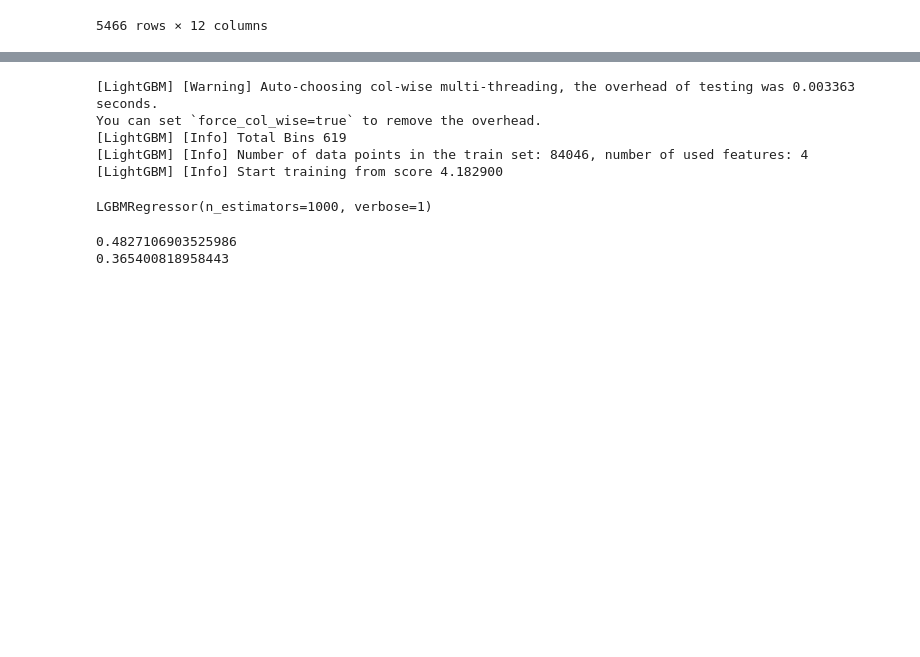
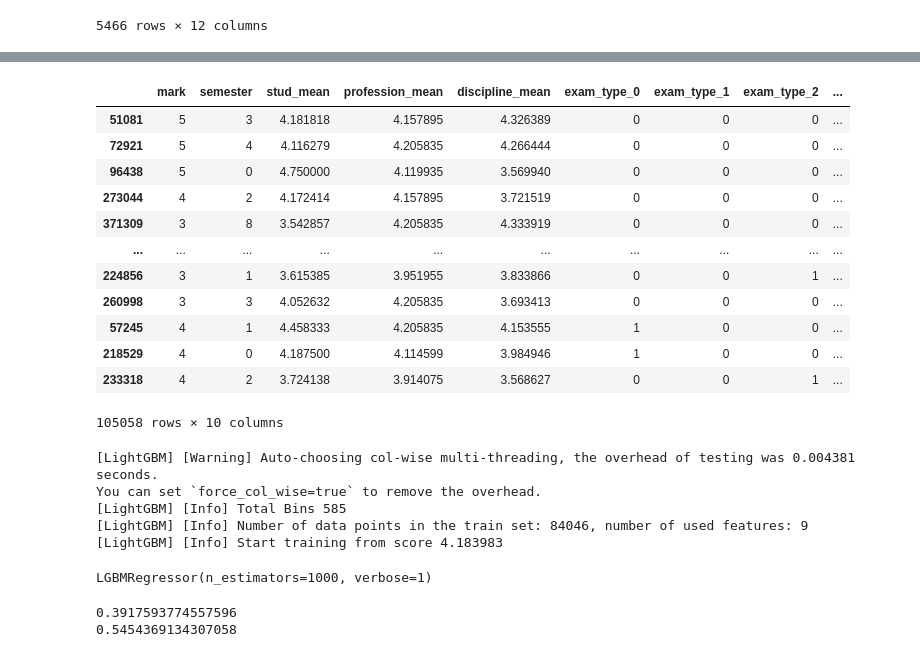
Before and after one commit to 0dminnimda/NTO_bigdata_2020_final, a Jupyter notebook: file.ipynb, the cells around one changed output, grey strips where cells are left out. Saved outputs shown, nothing was run; the diff lists cells and outputs as text; code cells hidden in the pictures; blank space fills up the shorter version.

```diff
--- a/file.ipynb
+++ b/file.ipynb
@@ -104,32 +118,56 @@ X_train_in
+# %%
+# create dummy variables
+columns = ["exam_type"]#, "discipline", "profession"]
+data = pd.get_dummies(data, columns=columns)
+X_validation = pd.get_dummies(X_validation, columns=columns)
+
+# remove unneeded data
+fields = ["stud", "discipline", "profession"]
+data.drop(fields, axis=1, inplace=True)
+X_validation.drop(fields, axis=1, inplace=True)
+# %%
+data
+# %% [output]
+|  | mark | semester | stud_mean | profession_mean | discipline_mean | exam_type_0 | exam_type_1 | exam_type_2 | ... |
+| 51081 | 5 | 3 | 4.181818 | 4.157895 | 4.326389 | 0 | 0 | 0 | ... |
+| 72921 | 5 | 4 | 4.116279 | 4.205835 | 4.266444 | 0 | 0 | 0 | ... |
+| 96438 | 5 | 0 | 4.750000 | 4.119935 | 3.569940 | 0 | 0 | 0 | ... |
+| 273044 | 4 | 2 | 4.172414 | 4.157895 | 3.721519 | 0 | 0 | 0 | ... |
+| 371309 | 3 | 8 | 3.542857 | 4.205835 | 4.333919 | 0 | 0 | 0 | ... |
+| ... | ... | ... | ... | ... | ... | ... | ... | ... | ... |
+| 224856 | 3 | 1 | 3.615385 | 3.951955 | 3.833866 | 0 | 0 | 1 | ... |
+| 260998 | 3 | 3 | 4.052632 | 4.205835 | 3.693413 | 0 | 0 | 0 | ... |
+| 57245 | 4 | 1 | 4.458333 | 4.205835 | 4.153555 | 1 | 0 | 0 | ... |
+| 218529 | 4 | 0 | 4.187500 | 4.114599 | 3.984946 | 1 | 0 | 0 | ... |
+| 233318 | 4 | 2 | 3.724138 | 3.914075 | 3.568627 | 0 | 0 | 1 | ... |
+105058 rows × 10 columns
 # %%
+from sklearn.model_selection import train_test_split
 
-from sklearn.model_selection import train_test_split
-X_train, X_test, y_train, y_test = train_test_split(X_train_in, X_train_in["mark"], shuffle=True, test_size=0.2)
-
-train_col = ["stud", "stud_mean", "profession", "profession_mean"]
+marks = data.pop("mark")
+X_train, X_test, y_train, y_test = train_test_split(data, marks, shuffle=True, test_size=0.2)
 
 # создание и обучение модели на основе бустинга рещающих деревьев
 lgb = lightgbm.LGBMRegressor(n_estimators=1000, verbose=1)
 
-lgb.fit(X_train[train_col], y_train)
+lgb.fit(X_train, y_train)
 # %% [output]
-[LightGBM] [Warning] Auto-choosing col-wise multi-threading, the overhead of testing was 0.003363 seconds.
+[LightGBM] [Warning] Auto-choosing col-wise multi-threading, the overhead of testing was 0.004381 seconds.
 You can set `force_col_wise=true` to remove the overhead.
-[LightGBM] [Info] Total Bins 619
-[LightGBM] [Info] Number of data points in the train set: 84046, number of used features: 4
-[LightGBM] [Info] Start training from score 4.182900
+[LightGBM] [Info] Total Bins 585
+[LightGBM] [Info] Number of data points in the train set: 84046, number of used features: 9
+[LightGBM] [Info] Start training from score 4.183983
 LGBMRegressor(n_estimators=1000, verbose=1)
 # %%
-
 from sklearn.metrics import mean_absolute_error, r2_score
 
-print(mean_absolute_error(y_test, lgb.predict(X_test[train_col])))
-print(r2_score(y_test, lgb.predict(X_test[train_col])))
+print(mean_absolute_error(y_test, lgb.predict(X_test)))
+print(r2_score(y_test, lgb.predict(X_test)))
 
 y_pred = pd.read_csv("sample_submission.csv", index_col=0)
-y_pred["mark"] = lgb.predict(X_validation[train_col])
+y_pred["mark"] = lgb.predict(X_validation)
 
 y_pred.to_csv("baseline_submission.csv")
 # %% [output]
-0.4827106903525986
-0.365400818958443
+0.3917593774557596
+0.5454369134307058
```
Also changed, not shown: parts of 8 cells of this notebook.
